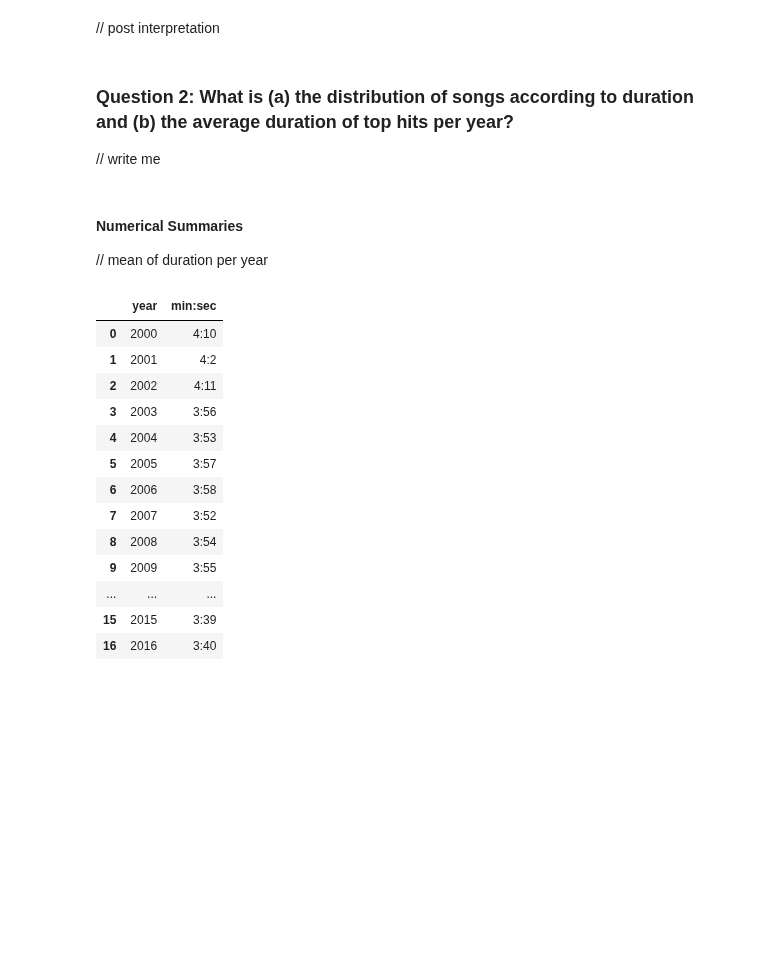
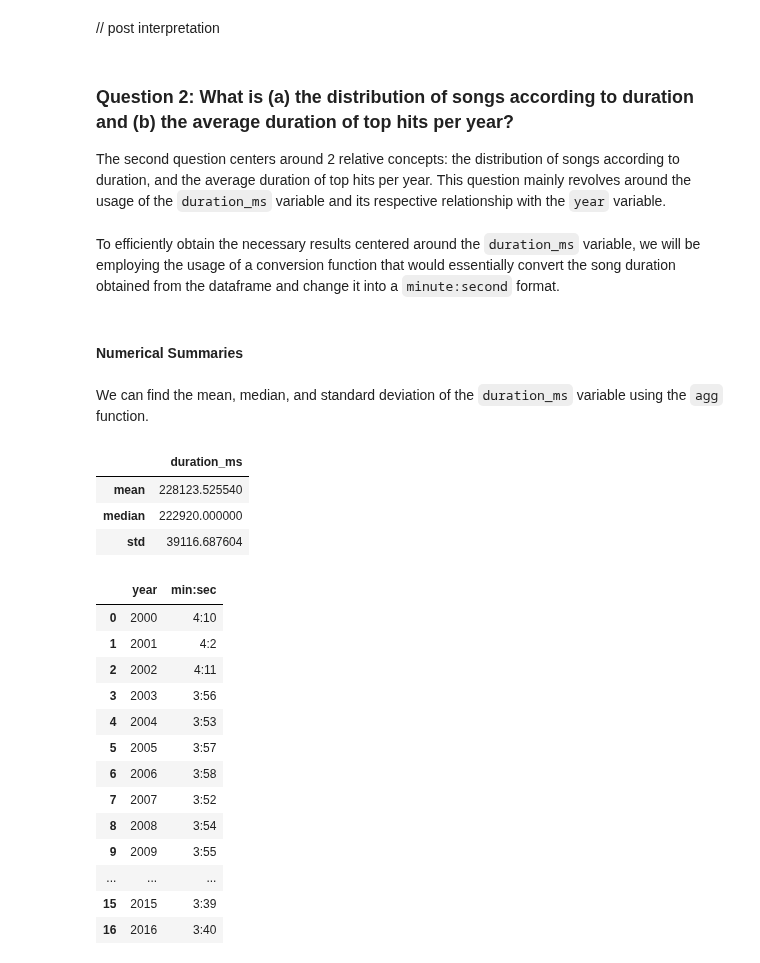
Before and after one commit to angelocguerra/csmodel-casestudy, a Jupyter notebook: MCO1.ipynb, the cells around one changed output. Drawn from its saved outputs; the diff is of its cells as text; code cells hidden in the pictures; blank space fills up the shorter version.

Commit message:
Added intro description for each EDA question.

```diff
--- a/MCO1.ipynb
+++ b/MCO1.ipynb
@@ -415,4 +419,6 @@ ValueError: Could not interpret input 'year'
 # %% [markdown]
 ### Question 2: What is (a) the distribution of songs according to duration and (b) the average duration of top hits per year?
 
-// write me
+The second question centers around 2 relative concepts: the distribution of songs according to duration, and the average duration of top hits per year. This question mainly revolves around the usage of the `duration_ms` variable and its respective relationship with the `year` variable.
+# %% [markdown]
+To efficiently obtain the necessary results centered around the `duration_ms` variable, we will be employing the usage of a conversion function that would essentially convert the song duration obtained from the dataframe and change it into a `minute:second` format.
@@ -419,7 +431,15 @@ ValueError: Could not interpret input 'year'
 # %% [markdown]
 #### Numerical Summaries
-
-// mean of duration per year
+# %% [markdown]
+We can find the mean, median, and standard deviation of the `duration_ms` variable using the `agg` function.
+# %%
+spotify_df.agg({'duration_ms': ['mean', 'median', 'std']})
+#ENTER ACTUAL CODE HERE
+# %% [output]
+|  | duration_ms |
+| mean | 228123.525540 |
+| median | 222920.000000 |
+| std | 39116.687604 |
 # %%
 # convert ms to min:sec
 def ms_to_min_sec(ms):
```
Also changed, not shown: parts of 27 cells of this notebook.
